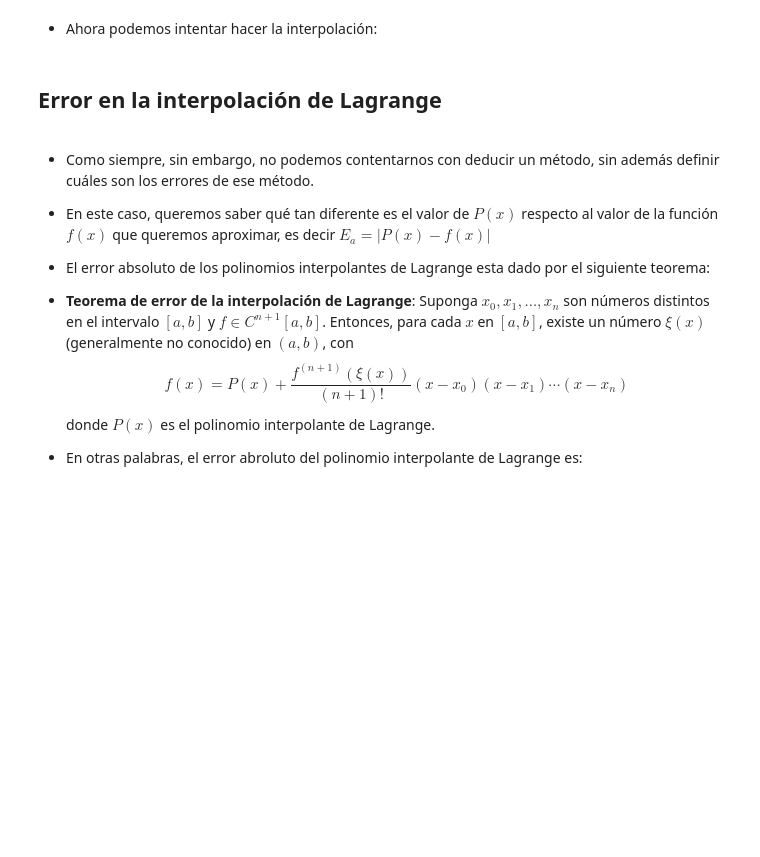
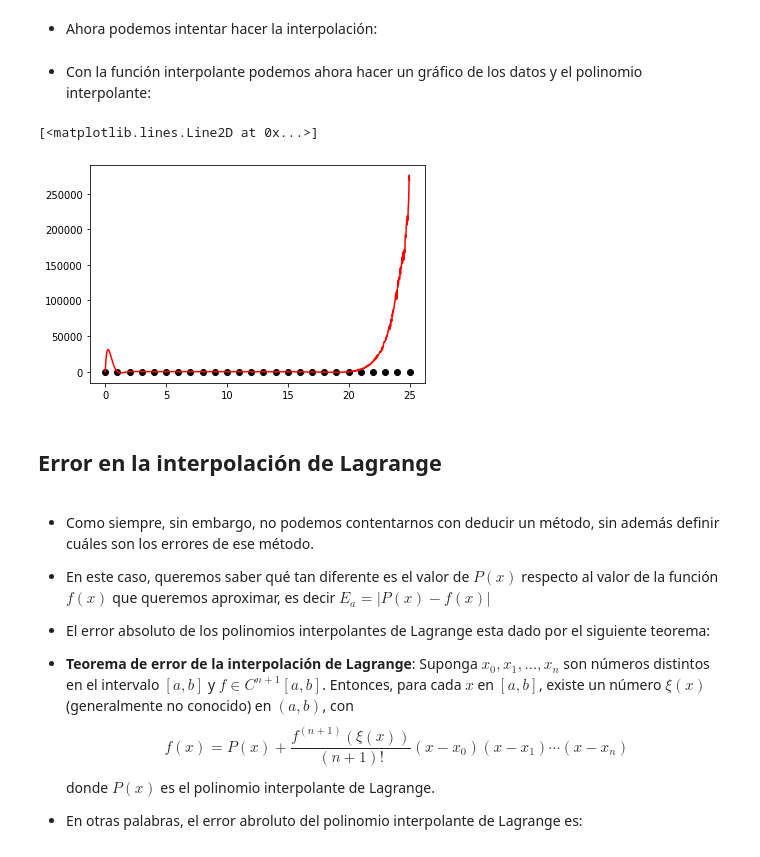
Before and after one commit to JorgeZuluaga/NotasMetodosNumericos, a Jupyter notebook: MN-CuadernoNotas-Interpolacion: error y datos.ipynb, the cells around one changed output. Cells and saved outputs as stored; diff of their text form; code cells hidden in the pictures; blank space fills up the shorter version.

```diff
--- a/MN-CuadernoNotas-Interpolacion: error y datos.ipynb
+++ b/MN-CuadernoNotas-Interpolacion: error y datos.ipynb
@@ -250,3 +256,14 @@ plt.plot(ts,Ts)
+# %% [markdown]
+- Con la función interpolante podemos ahora hacer un gráfico de los datos y el polinomio interpolante:
+# %%
+tns=np.linspace(ts[0],ts[-1],1000)
+Tns=Pfun(tns)
+
+plt.plot(ts,Ts,'ko')
+plt.plot(tns,Tns,'r-')
+# %% [output]
+[<matplotlib.lines.Line2D at 0x...>]
+[figure, added]
 # %% [markdown]
 ## Error en la interpolación de Lagrange
 # %% [markdown]
```
Also changed, not shown: parts of 7 cells of this notebook, 1 other file.
